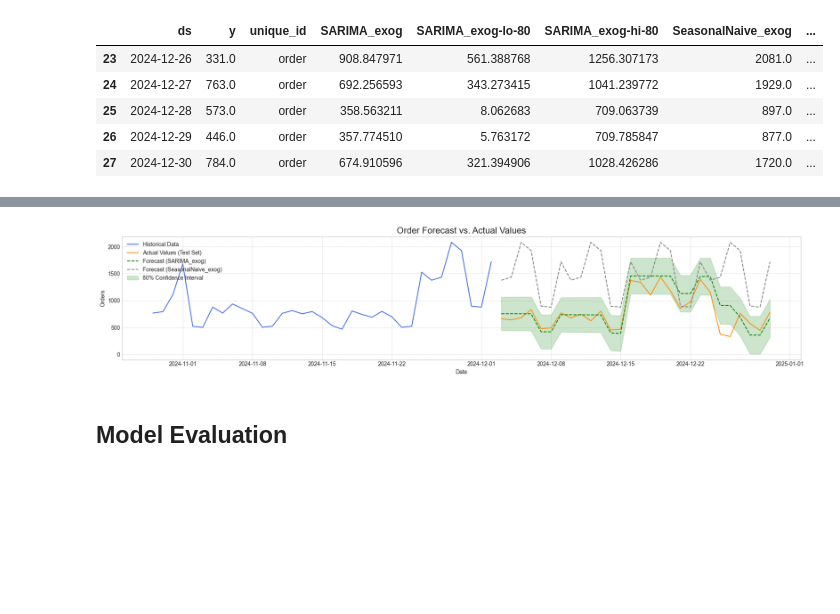
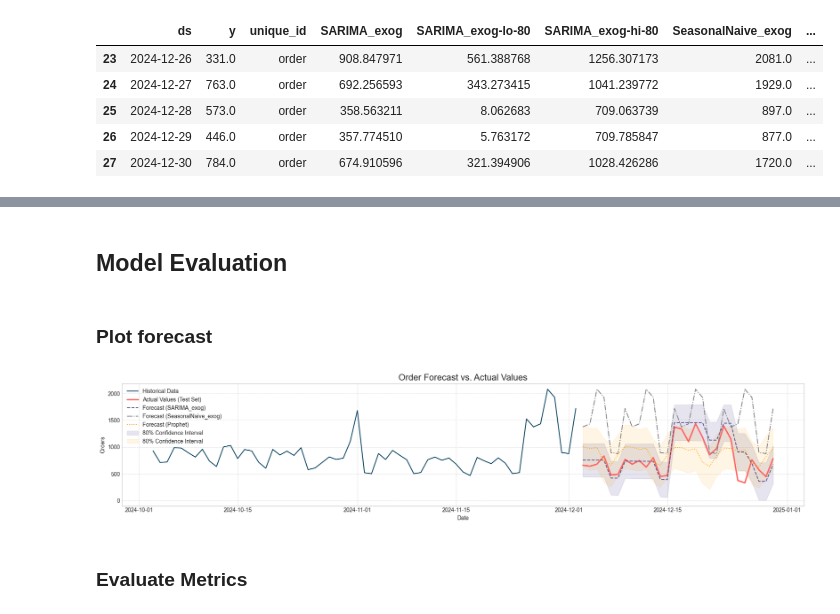
Before and after one commit to traha-89/ecommerce_demand_forecasting, a Jupyter notebook: notebooks/demand_forecasting_analysis.ipynb, the cells around one changed output, grey strips where cells are left out. Saved outputs shown, nothing was run; the diff lists cells and outputs as text; code cells hidden in the pictures; blank space fills up the shorter version.

Commit message:
Update demand_forecasting_analysis.ipynb
- Add Prophet base model
- Add initial evaluation metrics

```diff
--- a/notebooks/demand_forecasting_analysis.ipynb
+++ b/notebooks/demand_forecasting_analysis.ipynb
@@ -849,0 +884,3 @@ test_df.tail()
+# %%
+future = m.make_future_dataframe(periods= 28)
+future.head()
@@ -849,0 +907,6 @@ test_df.tail()
+# %%
+forecast = m.predict(future)
+fig = m.plot(forecast)
+a = add_changepoints_to_plot(fig.gca(), m, forecast)
+
+fig_c = m.plot_components(forecast)
@@ -849,0 +916,3 @@ test_df.tail()
+# %%
+test_df = test_df.merge(forecast[['ds', 'yhat', 'yhat_lower', 'yhat_upper']], on= 'ds')
+test_df.head()
@@ -849,0 +926,3 @@ test_df.tail()
+# %%
+test_df = test_df.rename(columns= {'yhat':'Prophet_yhat','yhat_lower':'Prophet_yhat-lo-80','yhat_upper':'Prophet_yhat-hi-80'})
+test_df.head()
@@ -850,40 +960,55 @@ test_df.tail()
+# %% [markdown]
+## Model Evaluation
+# %% [markdown]
+### Plot forecast
 # %%
 # Set up the figure and axes
 plt.figure(figsize=(18, 4))
 
 # Plot historical data (from the training set)
-sns.lineplot(data=train.tail(35), x='ds', y='y', label='Historical Data', color='royalblue')
+sns.lineplot(data=train.tail(60), x='ds', y='y', label='Historical Data', color='#003f5c')
 
 # Plot actual future data (from the test set)
-sns.lineplot(data=test_df, x='ds', y='y', label='Actual Values (Test Set)', color='darkorange')
+sns.lineplot(data=test_df, x='ds', y='y', label='Actual Values (Test Set)', color='#ff6361', linewidth=2.5)
 
-# Plot the forecast
-sns.lineplot(data=test_df, x='ds', y='SARIMA_exog', label='Forecast (SARIMA_exog)', color='green', linestyle='--')
+# Plot the SARIMA forecast
+sns.lineplot(data=test_df, x='ds', y='SARIMA_exog', label='Forecast (SARIMA_exog)', color='#58508d', linestyle='--')
 
-# Plot the forecast
-sns.lineplot(data=test_df, x='ds', y='SeasonalNaive_exog', label='Forecast (SeasonalNaive_exog)', color='grey', linestyle='--')
+# Plot the Seasonal Naive forecast
+sns.lineplot(data=test_df, x='ds', y='SeasonalNaive_exog', label='Forecast (SeasonalNaive_exog)', color='grey', linestyle='-.')
 
-# Add the confidence interval
-# We use Matplotlib's fill_between for this shading effect
+# Plot the Prophet forecast
+sns.lineplot(data=test_df, x='ds', y='Prophet_yhat', label='Forecast (Prophet)', color='#ffa600', linestyle=':')
+
+# Add the SARIMA confidence interval
 plt.fill_between(
     x=test_df['ds'],
     y1=test_df['SARIMA_exog-lo-80'],
     y2=test_df['SARIMA_exog-hi-80'],
-    alpha=0.2,
-    color='green',
+    alpha=0.15,
+    color='#58508d',
     label= '80% Confidence Interval'
 )
 
+# Add the Prophet confidence interval
+plt.fill_between(
+    x=test_df['ds'],
+    y1=test_df['Prophet_yhat-lo-80'],
+    y2=test_df['Prophet_yhat-hi-80'],
+    alpha=0.1,
+    color='#ffa600',
+    label= '80% Confidence Interval'
+)
 
 # --- 3. Customize and Show the Plot ---
 plt.title('Order Forecast vs. Actual Values', fontsize=16)
 plt.xlabel('Date')
 plt.ylabel('Orders')
 plt.legend()
 plt.grid(True, which='both', linestyle='--', linewidth=0.5)
 plt.tight_layout()
 plt.show()
 # %% [output]
-[figure, old version]
+[figure, new version]
-# %% [markdown]
-## Model Evaluation
+# %% [markdown]
+### Evaluate Metrics
```
Also changed, not shown: parts of 12 cells of this notebook.
